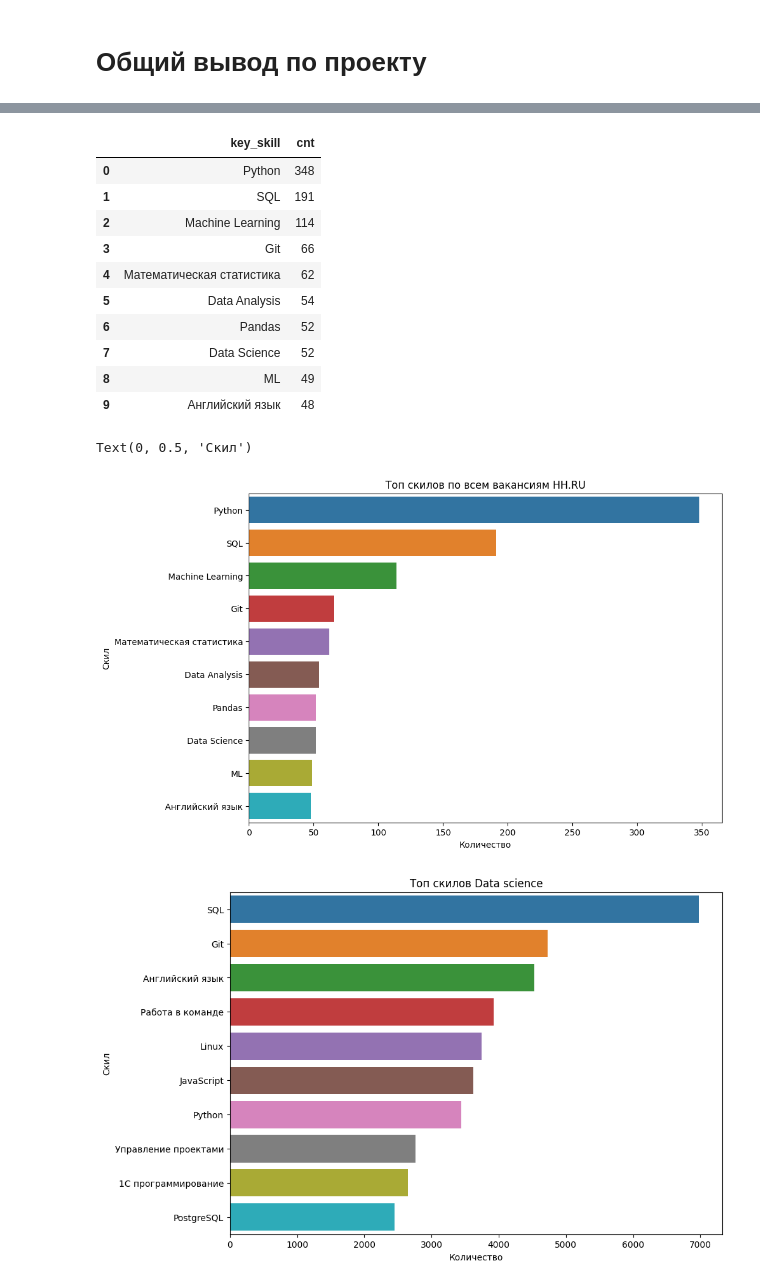
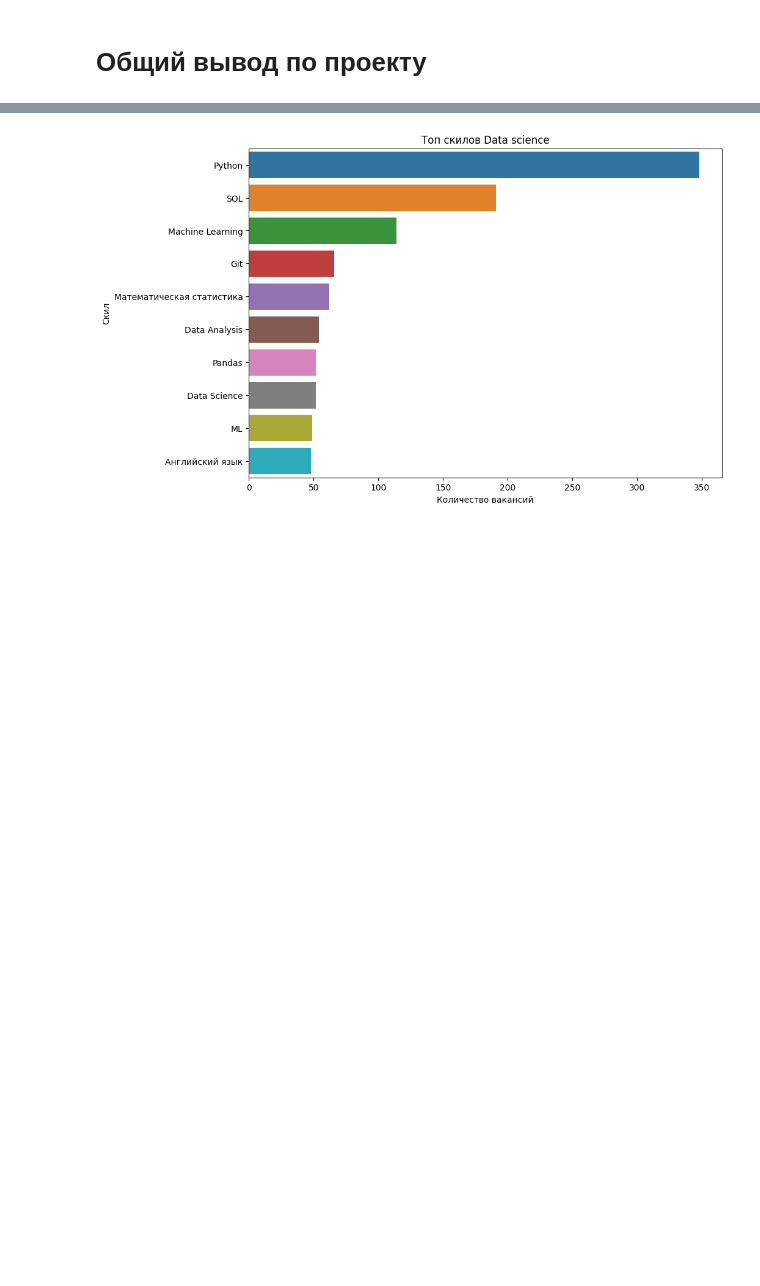
Before and after one commit to bullgatov/PROJECT-2, a Jupyter notebook: Project_2_БулгатовАЮ.ipynb, the cells around one changed output, grey strips where cells are left out. Drawn from its saved outputs; the diff is of its cells as text; code cells hidden in the pictures; blank space fills up the shorter version.

```diff
--- a/Project_2_БулгатовАЮ.ipynb
+++ b/Project_2_БулгатовАЮ.ipynb
@@ -9,11 +9,11 @@ import seaborn as sns
 import matplotlib.pyplot as plt
 # %%
 # вставьте сюда параметры подключения из юнита 1. Работа с базой данных из Python
-DBNAME = 'project_sql'
-USER = 'skillfactory'
-PASSWORD = 'cCkxxLVrDE8EbvjueeMedPKt'
-HOST = '84.201.134.129'
-PORT = 5432
+DBNAME = ''
+USER = ''
+PASSWORD = ''
+HOST = ''
+PORT = 0
 # %%
 connection = psycopg2.connect(
     dbname=DBNAME,
@@ -751,57 +749,33 @@ df_top_all
 # %%
 # Выведем ТОП-10 скилов среди всех вакансий для data science
 query_7_2 = f'''
 select
     regexp_split_to_table(key_skills, chr(9)) as key_skill,
     count(id) as cnt
 from
     public.vacancies
 where (
     name ilike '%data scientist%'
     or name ilike '%data science%'
     or name ilike '%исследователь данных%'
     or (name like '%ML%' and not name ilike '%html%')
     or name ilike '%machine learning%'
     or name ilike '%машинн%обучен%'
     )
 group by 1
 order by 2 desc
 limit 10
 '''
 df_top_ds = pd.read_sql_query(query_7_2,connection)
-display(df_top_ds)
 
 fig = plt.figure(figsize=(10,7))
 barplot = sns.barplot(data=df_top_ds,
                       x='cnt',
                       y='key_skill')
-barplot.set_title('Топ скилов по всем вакансиям HH.RU')
-barplot.set_xlabel('Количество')
+barplot.set_title('Топ скилов Data science')
+barplot.set_xlabel('Количество вакансий')
 barplot.set_ylabel('Скил')
 
-fig = plt.figure(figsize=(10,7))
-barplot = sns.barplot(data=df_top_all,
-                      x='cnt',
-                      y='key_skill')
-barplot.set_title('Топ скилов Data science')
-barplot.set_xlabel('Количество')
-barplot.set_ylabel('Скил')
-
-
-
-#connection.close()
+connection.close()
 # %% [output]
-|  | key_skill | cnt |
-| 0 | Python | 348 |
-| 1 | SQL | 191 |
-| 2 | Machine Learning | 114 |
-| 3 | Git | 66 |
-| 4 | Математическая статистика | 62 |
-| 5 | Data Analysis | 54 |
-| 6 | Pandas | 52 |
-| 7 | Data Science | 52 |
-| 8 | ML | 49 |
-| 9 | Английский язык | 48 |
-Text(0, 0.5, 'Скил')
-[figure, old version]
+[figure, new version]
-[figure, removed]
```
Also changed, not shown: parts of 1 cell of this notebook, 1 other file.
